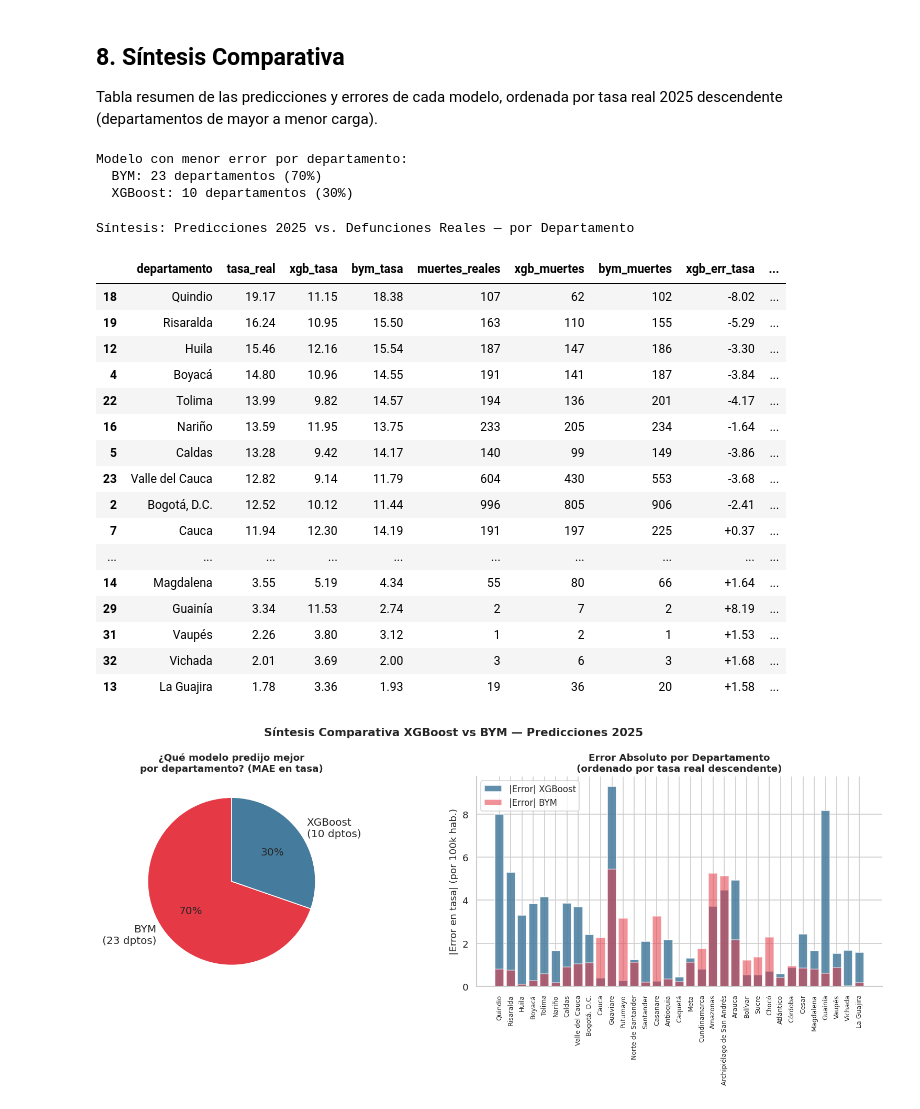
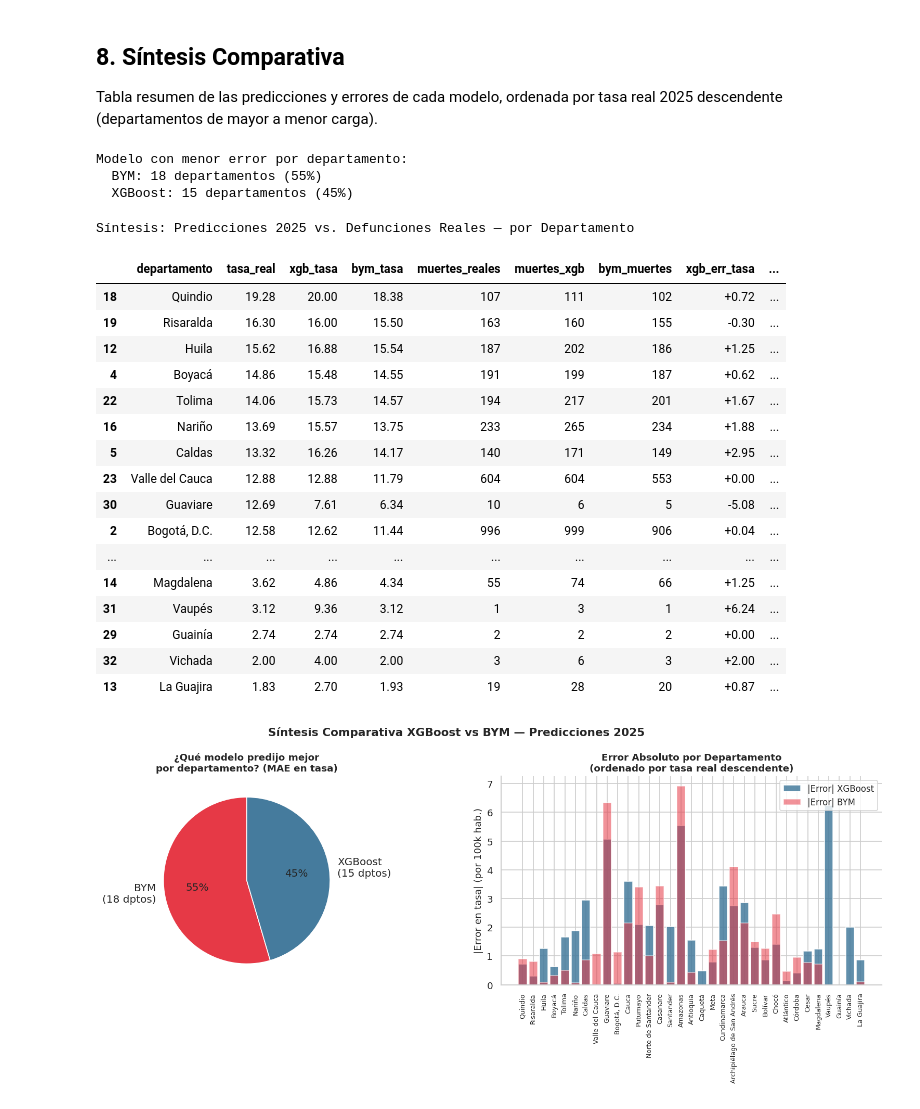
Before and after one commit to LasciaStare/Seminario, a Jupyter notebook: 6_Resultados.ipynb, the cells around one changed output. Saved outputs shown, nothing was run; the diff lists cells and outputs as text; code cells hidden in the pictures.

```diff
--- a/6_Resultados.ipynb
+++ b/6_Resultados.ipynb
@@ -104,10 +104,9 @@ Se integran en un único dataset los tres conjuntos de predicciones junto con la
 
 La tasa real se calcula usando la población proyectada del modelo XGBoost, que es la única fuente de proyección de población disponible para 2025.
 # %%
-# ── XGBoost
-df_xgb_all = pd.read_csv(f'{BASE}/xgboost/predicciones_xgboost_2025.csv', encoding='utf-8-sig')
-df_xgb     = df_xgb_all[df_xgb_all['ambito'] == 'Departamental'].copy()
-xgb_nac    = df_xgb_all[df_xgb_all['ambito'] == 'Nacional'].iloc[0]
+# ── XGBoost (Poisson)
+df_xgb = pd.read_csv(f'{BASE}/xgboost/predicciones_xgboost_2025.csv', encoding='utf-8-sig')
+# df_xgb ya contiene: departamento, muertes_real, muertes_xgb
 
 # ── BYM
 df_bym     = pd.read_csv(f'{BASE}/bym/predicciones_bym_2025_dpto.csv')
@@ -120,26 +119,30 @@ if unmatched:
     print(f"Departamentos BYM sin match: {unmatched}")
 df_bym['cod_dpto'] = df_bym['cod_dpto'].astype(int)
 
+# Normalizar departamento en df_xgb para el cruce
+df_xgb['cod_dpto'] = df_xgb['departamento'].apply(lambda x: NORM_MAP.get(norm(x)))
+df_xgb['cod_dpto'] = df_xgb['cod_dpto'].astype(int)
+
 # ── Merge unificado
 df = (
-    df_xgb[['cod_dpto', 'departamento', 'poblacion_proyectada',
-             'tasa_predicha_2025', 'muertes_estimadas_2025']]
-    .rename(columns={'tasa_predicha_2025': 'xgb_tasa', 'muertes_estimadas_2025': 'xgb_muertes'})
+    df_xgb[['cod_dpto', 'departamento', 'muertes_xgb', 'muertes_real']]
+    .rename(columns={'muertes_real': 'muertes_reales'})
     .merge(
         df_bym[['cod_dpto', 'muertes_pred', 'tasa_pred', 'SMR_pred', 'SMR_pred_low', 'SMR_pred_high']]
         .rename(columns={'muertes_pred': 'bym_muertes', 'tasa_pred': 'bym_tasa'}),
         on='cod_dpto', how='inner'
     )
-    .merge(df_real[['cod_dpto', 'muertes_reales']], on='cod_dpto', how='inner')
 )
 
-# Tasa real (usando población proyectada XGBoost)
-df['tasa_real'] = df['muertes_reales'] / df['poblacion_proyectada'] * 100_000
+# Recuperar población implícita desde las estimaciones de BYM para calcular tasas (opcional/referencia)
+df['poblacion_inferida'] = (df['bym_muertes'] / df['bym_tasa']) * 100_000
+df['tasa_real'] = df['muertes_reales'] / df['poblacion_inferida'] * 100_000
+df['xgb_tasa']  = df['muertes_xgb'] / df['poblacion_inferida'] * 100_000
 
 # ── Errores por modelo
 df['xgb_err_tasa']    = df['xgb_tasa']    - df['tasa_real']
 df['bym_err_tasa']    = df['bym_tasa']    - df['tasa_real']
-df['xgb_err_muertes'] = df['xgb_muertes'] - df['muertes_reales']
+df['xgb_err_muertes'] = df['muertes_xgb'] - df['muertes_reales']
 df['bym_err_muertes'] = df['bym_muertes'] - df['muertes_reales']
 
 print(f"Dataset unificado: {len(df)} departamentos\n")
@@ -152,8 +155,8 @@ for _, r in df.sort_values('tasa_real', ascending=False).iterrows():
 print("─" * 72)
 total_muertes_real = df['muertes_reales'].sum()
 print(f"\nTotal muertes reales  : {total_muertes_real:,}")
-print(f"Total muertes XGBoost : {df['xgb_muertes'].sum():,}  "
-      f"({'%+.1f' % ((df['xgb_muertes'].sum()/total_muertes_real - 1)*100)}%)")
+print(f"Total muertes XGBoost : {df['muertes_xgb'].sum():,}  "
+      f"({'%+.1f' % ((df['muertes_xgb'].sum()/total_muertes_real - 1)*100)}%)")
 print(f"Total muertes BYM     : {df['bym_muertes'].sum():,}  "
       f"({'%+.1f' % ((df['bym_muertes'].sum()/total_muertes_real - 1)*100)}%)")
 # %% [output]
@@ -307,6 +310,6 @@ A nivel agregado nacional, la diferencia entre modelos es marcada. El BYM utiliz
 # %%
 real_nac  = df['muertes_reales'].sum()
-xgb_nac_v = df['xgb_muertes'].sum()
+xgb_nac_v = df['muertes_xgb'].sum()
 bym_nac_v = int(df_bym_nac['muertes_pred'])
 bym_lo    = int(df_bym_nac['muertes_low'])
 bym_hi    = int(df_bym_nac['muertes_high'])
@@ -585,58 +588,58 @@ Tabla resumen de las predicciones y errores de cada modelo, ordenada por tasa re
 # %%
 # Tabla síntesis
 resumen = df[['departamento', 'tasa_real', 'xgb_tasa', 'bym_tasa',
-              'muertes_reales', 'xgb_muertes', 'bym_muertes',
+              'muertes_reales', 'muertes_xgb', 'bym_muertes',
               'xgb_err_tasa', 'bym_err_tasa']].sort_values('tasa_real', ascending=False).copy()
 
 resumen['mejor_modelo'] = np.where(
     np.abs(resumen['xgb_err_tasa']) < np.abs(resumen['bym_err_tasa']), 'XGBoost', 'BYM'
  )
 
 wins = resumen['mejor_modelo'].value_counts()
 print(f"Modelo con menor error por departamento:")
 for mod, cnt in wins.items():
     print(f"  {mod}: {cnt} departamentos ({cnt/len(resumen)*100:.0f}%)")
 print()
 
 def estilo_modelo(v):
     if isinstance(v, str) and v == 'BYM':
         return 'color: #c0392b; font-weight:bold'
     if isinstance(v, str) and v == 'XGBoost':
         return 'color: #1a6496; font-weight:bold'
     return ''
 
 display(resumen.style
     .format({
         'tasa_real': '{:.2f}', 'xgb_tasa': '{:.2f}', 'bym_tasa': '{:.2f}',
-        'muertes_reales': '{:,.0f}', 'xgb_muertes': '{:,.0f}', 'bym_muertes': '{:,.0f}',
+        'muertes_reales': '{:,.0f}', 'muertes_xgb': '{:,.0f}', 'bym_muertes': '{:,.0f}',
         'xgb_err_tasa': '{:+.2f}', 'bym_err_tasa': '{:+.2f}',
     })
     .background_gradient(subset=['tasa_real'], cmap='YlOrRd')
     .map(estilo_modelo, subset=['mejor_modelo'])
     .set_caption('Síntesis: Predicciones 2025 vs. Defunciones Reales — por Departamento')
 )
 # %% [output]
 Modelo con menor error por departamento:
-  BYM: 23 departamentos (70%)
-  XGBoost: 10 departamentos (30%)
+  BYM: 18 departamentos (55%)
+  XGBoost: 15 departamentos (45%)
 Síntesis: Predicciones 2025 vs. Defunciones Reales — por Departamento
-|  | departamento | tasa_real | xgb_tasa | bym_tasa | muertes_reales | xgb_muertes | bym_muertes | xgb_err_tasa | ... |
-| 18 | Quindio | 19.17 | 11.15 | 18.38 | 107 | 62 | 102 | -8.02 | ... |
-| 19 | Risaralda | 16.24 | 10.95 | 15.50 | 163 | 110 | 155 | -5.29 | ... |
-| 12 | Huila | 15.46 | 12.16 | 15.54 | 187 | 147 | 186 | -3.30 | ... |
-| 4 | Boyacá | 14.80 | 10.96 | 14.55 | 191 | 141 | 187 | -3.84 | ... |
-| 22 | Tolima | 13.99 | 9.82 | 14.57 | 194 | 136 | 201 | -4.17 | ... |
-| 16 | Nariño | 13.59 | 11.95 | 13.75 | 233 | 205 | 234 | -1.64 | ... |
-| 5 | Caldas | 13.28 | 9.42 | 14.17 | 140 | 99 | 149 | -3.86 | ... |
-| 23 | Valle del Cauca | 12.82 | 9.14 | 11.79 | 604 | 430 | 553 | -3.68 | ... |
-| 2 | Bogotá, D.C. | 12.52 | 10.12 | 11.44 | 996 | 805 | 906 | -2.41 | ... |
-| 7 | Cauca | 11.94 | 12.30 | 14.19 | 191 | 197 | 225 | +0.37 | ... |
+|  | departamento | tasa_real | xgb_tasa | bym_tasa | muertes_reales | muertes_xgb | bym_muertes | xgb_err_tasa | ... |
+| 18 | Quindio | 19.28 | 20.00 | 18.38 | 107 | 111 | 102 | +0.72 | ... |
+| 19 | Risaralda | 16.30 | 16.00 | 15.50 | 163 | 160 | 155 | -0.30 | ... |
+| 12 | Huila | 15.62 | 16.88 | 15.54 | 187 | 202 | 186 | +1.25 | ... |
+| 4 | Boyacá | 14.86 | 15.48 | 14.55 | 191 | 199 | 187 | +0.62 | ... |
+| 22 | Tolima | 14.06 | 15.73 | 14.57 | 194 | 217 | 201 | +1.67 | ... |
+| 16 | Nariño | 13.69 | 15.57 | 13.75 | 233 | 265 | 234 | +1.88 | ... |
+| 5 | Caldas | 13.32 | 16.26 | 14.17 | 140 | 171 | 149 | +2.95 | ... |
+| 23 | Valle del Cauca | 12.88 | 12.88 | 11.79 | 604 | 604 | 553 | +0.00 | ... |
+| 30 | Guaviare | 12.69 | 7.61 | 6.34 | 10 | 6 | 5 | -5.08 | ... |
+| 2 | Bogotá, D.C. | 12.58 | 12.62 | 11.44 | 996 | 999 | 906 | +0.04 | ... |
 | ... | ... | ... | ... | ... | ... | ... | ... | ... | ... |
-| 14 | Magdalena | 3.55 | 5.19 | 4.34 | 55 | 80 | 66 | +1.64 | ... |
-| 29 | Guainía | 3.34 | 11.53 | 2.74 | 2 | 7 | 2 | +8.19 | ... |
-| 31 | Vaupés | 2.26 | 3.80 | 3.12 | 1 | 2 | 1 | +1.53 | ... |
-| 32 | Vichada | 2.01 | 3.69 | 2.00 | 3 | 6 | 3 | +1.68 | ... |
-| 13 | La Guajira | 1.78 | 3.36 | 1.93 | 19 | 36 | 20 | +1.58 | ... |
+| 14 | Magdalena | 3.62 | 4.86 | 4.34 | 55 | 74 | 66 | +1.25 | ... |
+| 31 | Vaupés | 3.12 | 9.36 | 3.12 | 1 | 3 | 1 | +6.24 | ... |
+| 29 | Guainía | 2.74 | 2.74 | 2.74 | 2 | 2 | 2 | +0.00 | ... |
+| 32 | Vichada | 2.00 | 4.00 | 2.00 | 3 | 6 | 3 | +2.00 | ... |
+| 13 | La Guajira | 1.83 | 2.70 | 1.93 | 19 | 28 | 20 | +0.87 | ... |
 # %%
 # Gráfico resumen de victorias por modelo
 fig, axes = plt.subplots(1, 2, figsize=(14, 6))
@@ -671,7 +674,7 @@ plt.suptitle('Síntesis Comparativa XGBoost vs BYM — Predicciones 2025',
 plt.tight_layout()
 plt.show()
 # %% [output]
-[figure, old version]
+[figure, new version]
 # %% [markdown]
 ## 9. Conclusiones
 
```
Also changed, not shown: parts of 9 cells of this notebook.
